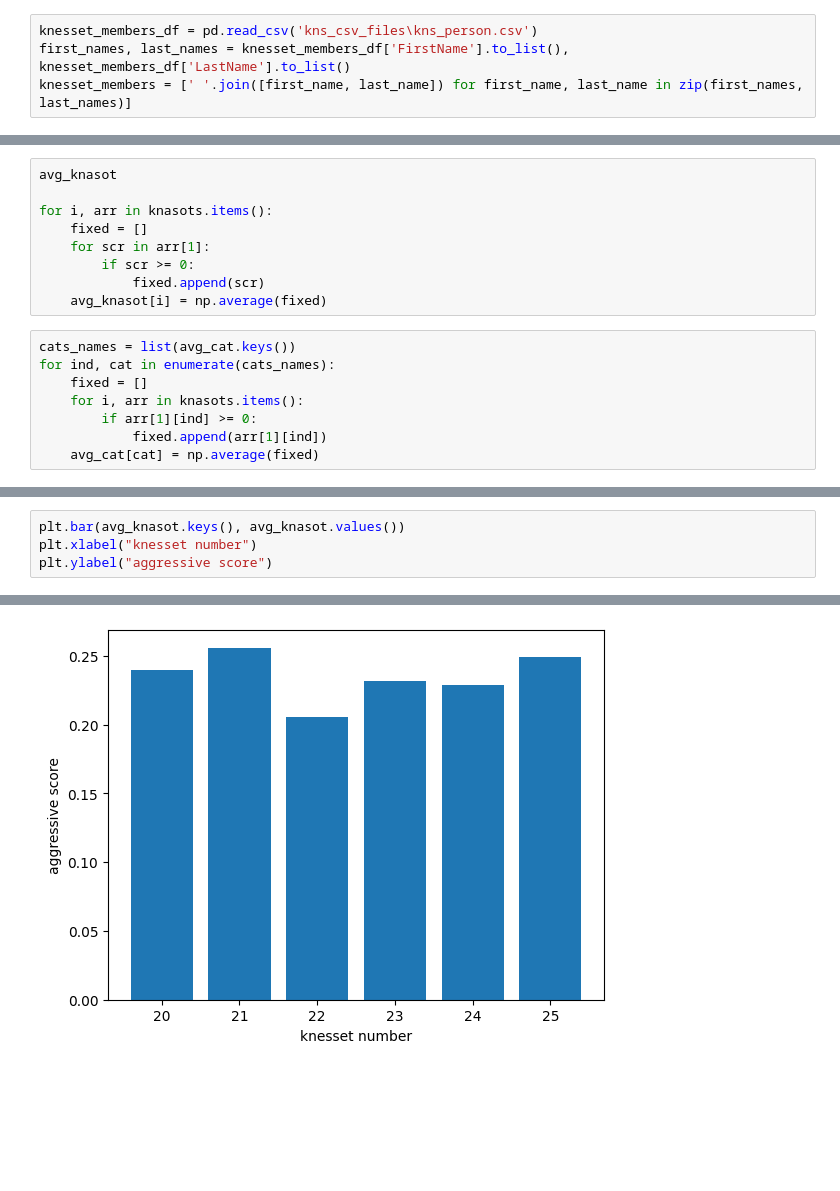
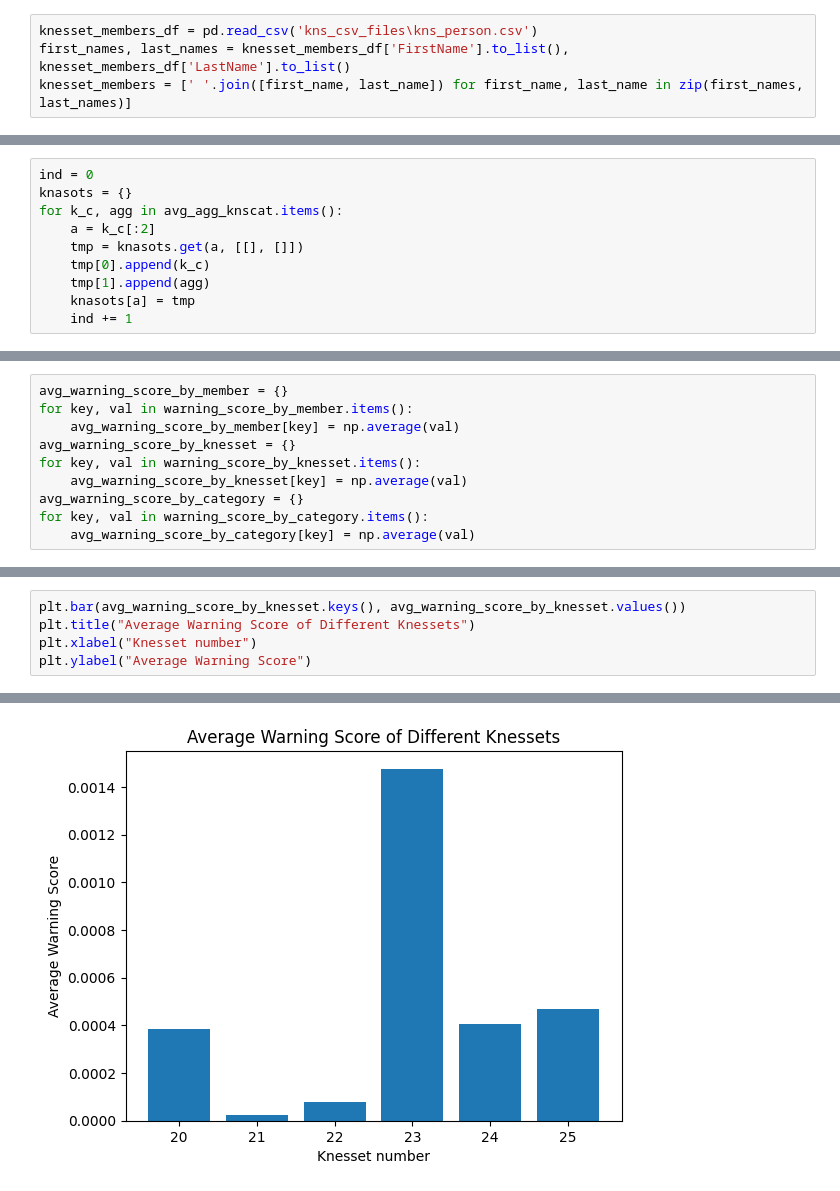
Before and after one commit to itaitzruia4/NLPSD, a Jupyter notebook: init_results.ipynb, the cells around one changed output, grey strips where cells are left out. Saved outputs shown, nothing was run; the diff lists cells and outputs as text; blank space fills up the shorter version.

Commit message:
updated init_results.ipynb added warning score by knesset

```diff
--- a/init_results.ipynb
+++ b/init_results.ipynb
@@ -123,0 +167,10 @@ number_of_sessions
+# %%
+ind = 0
+knasots = {}
+for k_c, agg in avg_agg_knscat.items():
+    a = k_c[:2]
+    tmp = knasots.get(a, [[], []])
+    tmp[0].append(k_c)
+    tmp[1].append(agg)
+    knasots[a] = tmp
+    ind += 1
@@ -174,17 +274,0 @@ knasots
-# %%
-avg_knasot
-
-for i, arr in knasots.items():
-    fixed = []
-    for scr in arr[1]:
-        if scr >= 0:
-            fixed.append(scr)
-    avg_knasot[i] = np.average(fixed)
-# %%
-cats_names = list(avg_cat.keys())
-for ind, cat in enumerate(cats_names):
-    fixed = []
-    for i, arr in knasots.items():
-        if arr[1][ind] >= 0:
-            fixed.append(arr[1][ind])
-    avg_cat[cat] = np.average(fixed)
@@ -199,0 +306,10 @@ plt.show()
+# %%
+avg_warning_score_by_member = {}
+for key, val in warning_score_by_member.items():
+    avg_warning_score_by_member[key] = np.average(val)
+avg_warning_score_by_knesset = {}
+for key, val in warning_score_by_knesset.items():
+    avg_warning_score_by_knesset[key] = np.average(val)
+avg_warning_score_by_category = {}
+for key, val in warning_score_by_category.items():
+    avg_warning_score_by_category[key] = np.average(val)
@@ -200,5 +325,6 @@ plt.show()
 # %%
-plt.bar(avg_knasot.keys(), avg_knasot.values())
-plt.xlabel("knesset number")
-plt.ylabel("aggressive score")
+plt.bar(avg_warning_score_by_knesset.keys(), avg_warning_score_by_knesset.values())
+plt.title("Average Warning Score of Different Knessets")
+plt.xlabel("Knesset number")
+plt.ylabel("Average Warning Score")
 # %% [output]
@@ -206 +332 @@ Text(0, 0.5, 'aggressive score')
-[figure, old version]
+[figure, new version]
```
Also changed, not shown: parts of 44 cells of this notebook.
